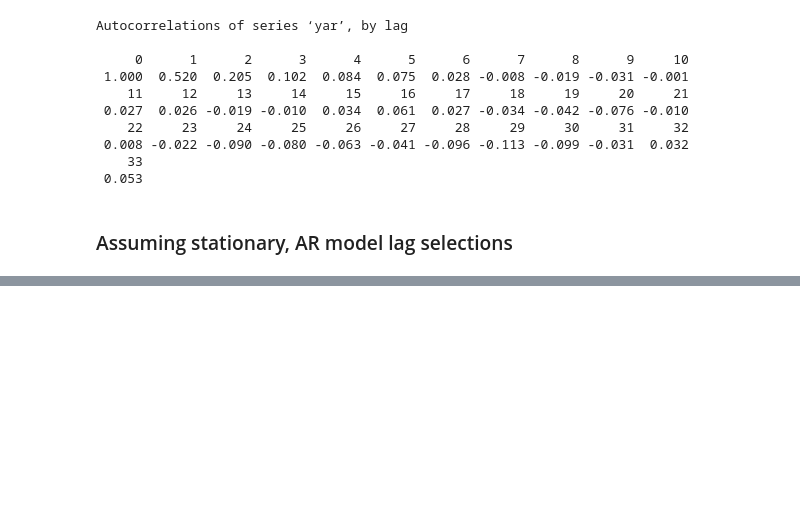
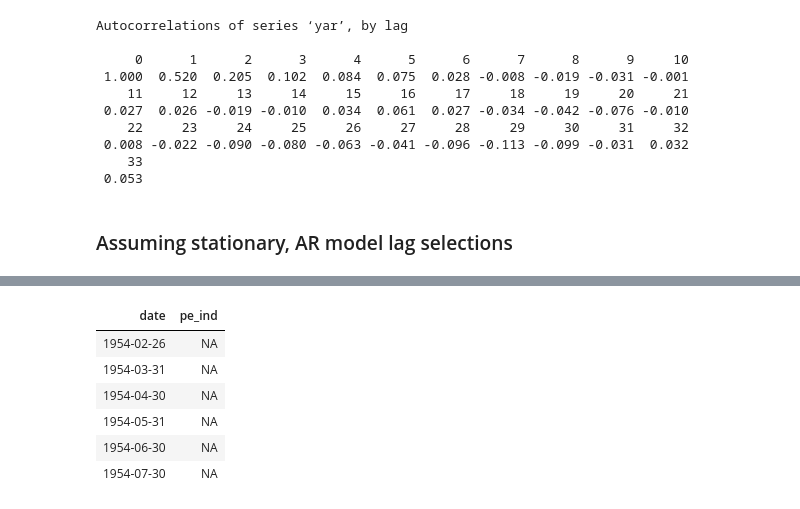
Before and after one commit to johnsonice/Python, a Jupyter notebook: 6_MacroEconomicForcasting/3_week/R_solution.ipynb, the cells around one changed output, grey strips where cells are left out. Cells and saved outputs as stored; diff of their text form; code cells hidden in the pictures; blank space fills up the shorter version.

```diff
--- a/6_MacroEconomicForcasting/3_week/R_solution.ipynb
+++ b/6_MacroEconomicForcasting/3_week/R_solution.ipynb
@@ -79,0 +84,12 @@ Warning message in install.packages("dplyr"):
+# %%
+## create another df2 with only date and pe_ind variable
+df2 <- df %>% select(date, pe_ind)
+head(df2)
+# %% [output]
+| date | pe_ind |
+| 1954-02-26 | NA |
+| 1954-03-31 | NA |
+| 1954-04-30 | NA |
+| 1954-05-31 | NA |
+| 1954-06-30 | NA |
+| 1954-07-30 | NA |
```
Also changed, not shown: parts of 9 cells of this notebook, 1 other file.
